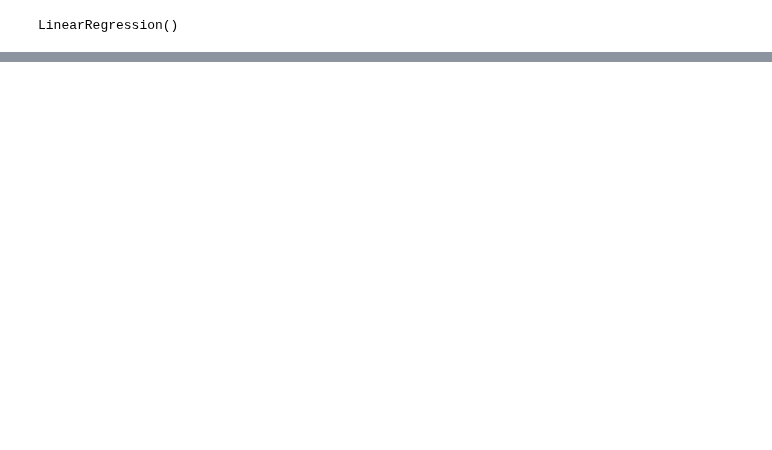
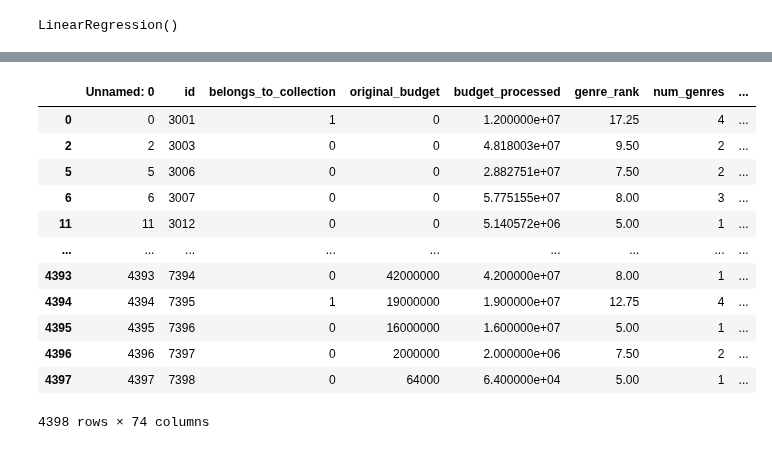
Before and after one commit to RyanYuanyang/TMDB-Movie-Prediction, a Jupyter notebook: Model.ipynb, the cells around one changed output, grey strips where cells are left out. Saved outputs shown, nothing was run; the diff lists cells and outputs as text; code cells hidden in the pictures; blank space fills up the shorter version.

```diff
--- a/Model.ipynb
+++ b/Model.ipynb
@@ -411,0 +404,6 @@ test_engineered = pd.read_csv('data/test_engineered.csv')
+# %%
+# split the training set into training and validation set, use Five-Fold Cross Validation
+kf = KFold(n_splits=5, shuffle=True, random_state=42)
+
+# we will use log_revenue as the target
+target = 'log_revenue'
@@ -455,6 +455,7 @@ param = {'objective': 'reg:squarederror',
               'subsample': 0.6,
               'colsample_bytree': 0.7,
               'eval_metric': 'rmse',
+              'verbose': False
 }
 # train the xgb model
 xgb_model_non_error = []
@@ -755,5 +750,5 @@ LinearRegression()
 # %%
-coef = [0.025, 0.95, 0.025]
+coef = [-0.1, -0.2, 1.3]
 
 # predict the non-error set using the three models
 lgb_non_error = prediction(lgb_model_non_error, non_error_test[feature_regression])
@@ -761,11 +756,14 @@ xgb_non_error = prediction(xgb_model_non_error, xgb.DMatrix(non_error_test[featu
 cat_non_error = prediction(cat_model_non_error, cat.Pool(non_error_test[feature_regression]))
 
 # predict the non-error set using the linear regression model
-y_pred = coef[0] * lgb_non_error + coef[1] * xgb_non_error + coef[2] * cat_non_error
 #y_pred = np.mean([lgb_non_error, xgb_non_error, cat_non_error], axis=0)
 #y_pred = lr_non_error.predict(np.array([lgb_non_error, xgb_non_error, cat_non_error]).T)
 
-non_error_test['revenue'] = abs(y_pred)
+# use the coefficients calculated above to adjust the prediction
+y_pred = np.dot(np.array([lgb_non_error, xgb_non_error, cat_non_error]).T, coef)
+
+
+non_error_test['revenue'] = np.expm1(y_pred)
 
 print(non_error_test.shape)
 # predict the error set using the three models
@@ -774,8 +772,10 @@ xgb_error = prediction(xgb_model_error, xgb.DMatrix(error_test[feature_regressio
 cat_error = prediction(cat_model_error, cat.Pool(error_test[feature_regression]))
 
 # predict the error set using the linear regression model
-y_pred = coef[0] * lgb_error + coef[1] * xgb_error + coef[2] * cat_error
 #y_pred = lr_error.predict(np.array([lgb_error, xgb_error, cat_error]).T)
 
-error_test['revenue'] = abs(y_pred)
+# use the coefficients calculated above to adjust the prediction
+y_pred = np.dot(np.array([lgb_error, xgb_error, cat_error]).T, coef)
+
+error_test['revenue'] = np.expm1(y_pred)
 # %% [output]
@@ -783,4 +793,19 @@ error_test['revenue'] = abs(y_pred)
 # %%
 # combine the error and non-error set
-test = error_test._append(non_error_test, ignore_index=True)
+test = error_test._append(non_error_test, ignore_index=False)
+test
+# %% [output]
+|  | Unnamed: 0 | id | belongs_to_collection | original_budget | budget_processed | genre_rank | num_genres | ... |
+| 0 | 0 | 3001 | 1 | 0 | 1.200000e+07 | 17.25 | 4 | ... |
+| 2 | 2 | 3003 | 0 | 0 | 4.818003e+07 | 9.50 | 2 | ... |
+| 5 | 5 | 3006 | 0 | 0 | 2.882751e+07 | 7.50 | 2 | ... |
+| 6 | 6 | 3007 | 0 | 0 | 5.775155e+07 | 8.00 | 3 | ... |
+| 11 | 11 | 3012 | 0 | 0 | 5.140572e+06 | 5.00 | 1 | ... |
+| ... | ... | ... | ... | ... | ... | ... | ... | ... |
+| 4393 | 4393 | 7394 | 0 | 42000000 | 4.200000e+07 | 8.00 | 1 | ... |
+| 4394 | 4394 | 7395 | 1 | 19000000 | 1.900000e+07 | 12.75 | 4 | ... |
+| 4395 | 4395 | 7396 | 0 | 16000000 | 1.600000e+07 | 5.00 | 1 | ... |
+| 4396 | 4396 | 7397 | 0 | 2000000 | 2.000000e+06 | 7.50 | 2 | ... |
+| 4397 | 4397 | 7398 | 0 | 64000 | 6.400000e+04 | 5.00 | 1 | ... |
+4398 rows × 74 columns
 # %%
```
Also changed, not shown: parts of 58 cells of this notebook, 8 other files.
